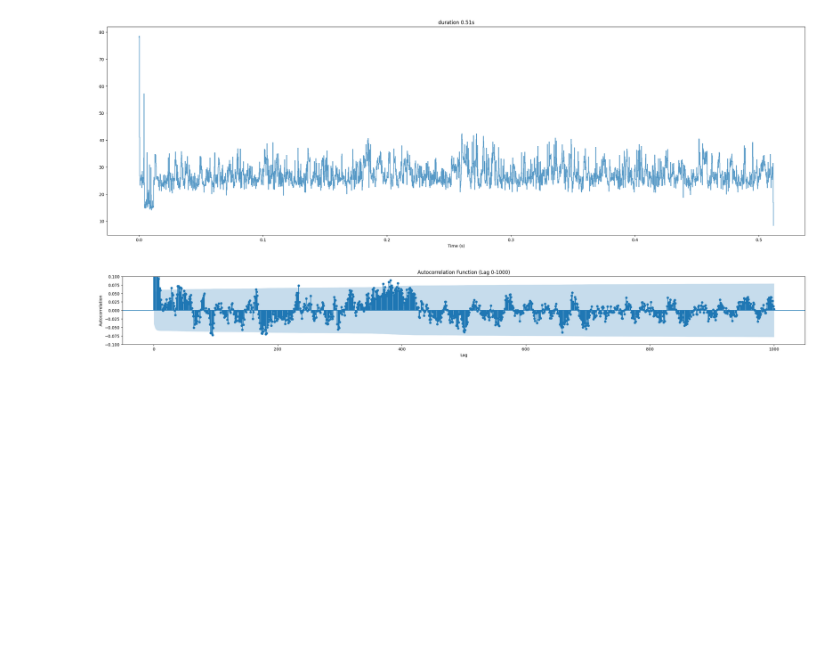
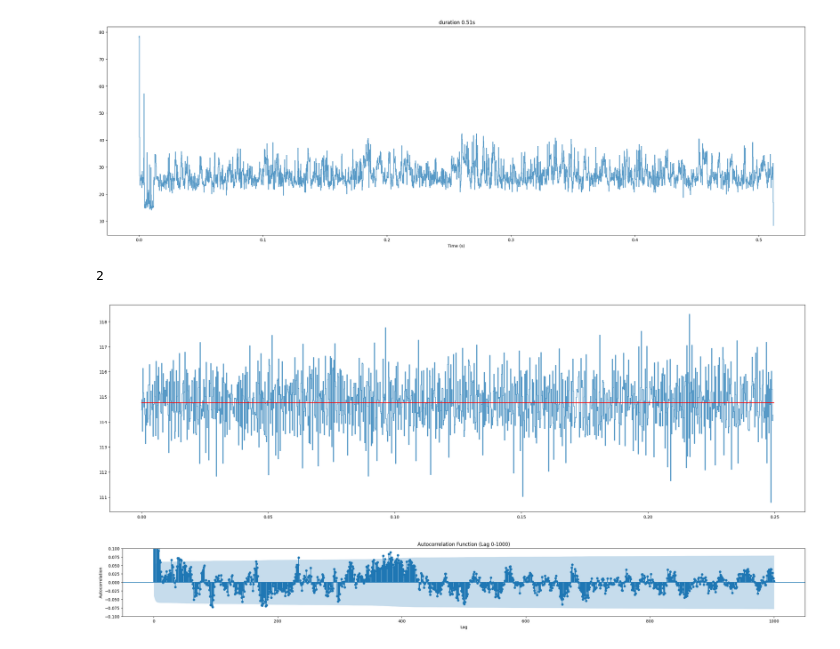
Before and after one commit to cimutianxin/DNA-sequencing, a Jupyter notebook: 周期性.ipynb, the cells around one changed output. Saved outputs shown, nothing was run; the diff lists cells and outputs as text; code cells hidden in the pictures; blank space fills up the shorter version.

```diff
--- a/周期性.ipynb
+++ b/周期性.ipynb
@@ -171,2 +224,12 @@ fig = dv.plot_arr(arr_06210003[i_ranges[1][0] : i_ranges[1][1]])
 # %% [output]
 [figure]
+# %%
+points_arr=lf.find_change_points(arr_06210003_1)
+print(len(points_arr))
+# %% [output]
+2
+# %%
+df_06210003_1 = lf.calc_level4arr(arr_06210003_1, points_arr)
+fig= dv.step_arr_lvls(arr_06210003_1, df_06210003_1)
+# %% [output]
+[figure, added]
```
Also changed, not shown: parts of 14 cells of this notebook, 7 other files.
